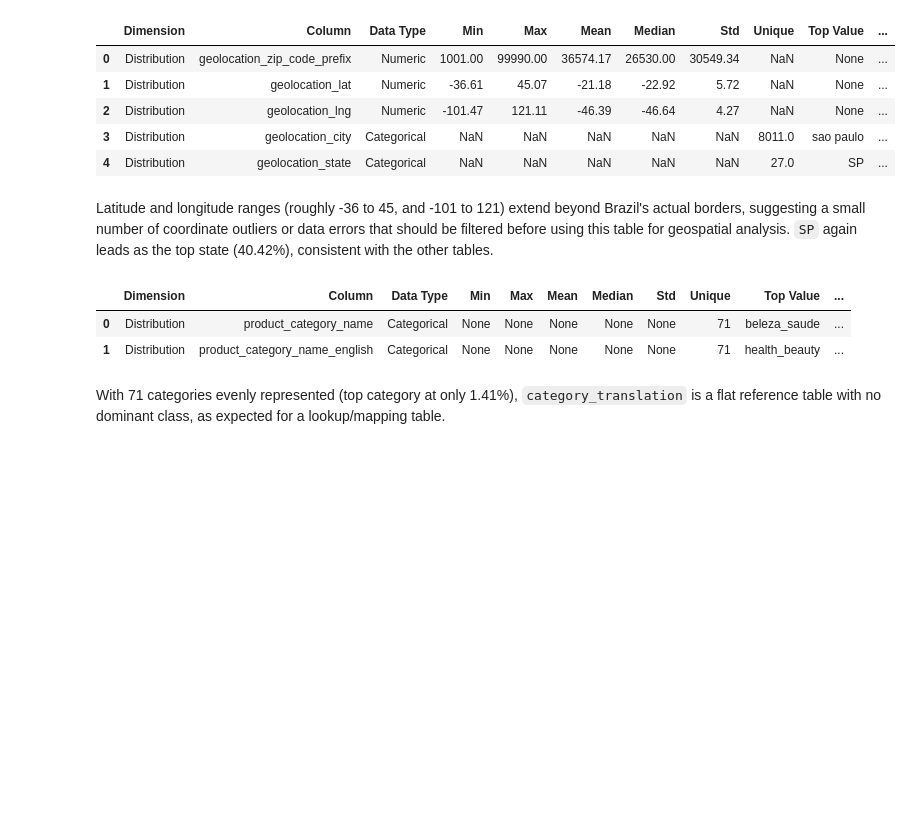
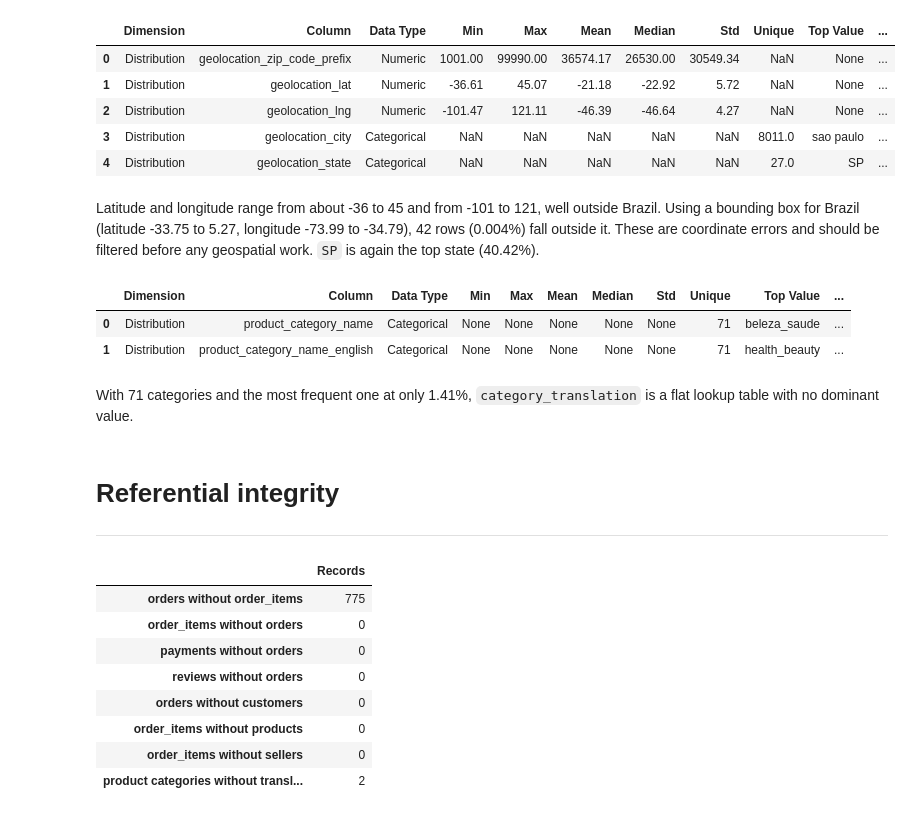
Before and after one commit to Kaiziferr/kpi-lab, a Jupyter notebook: src/notebooks/data_assessmen/data_profiling.ipynb, the cells around one changed output. Saved outputs shown, nothing was run; the diff lists cells and outputs as text; code cells hidden in the pictures; blank space fills up the shorter version.

Commit message:
Implementation and adjustments to data profiling

```diff
--- a/src/notebooks/data_assessmen/data_profiling.ipynb
+++ b/src/notebooks/data_assessmen/data_profiling.ipynb
@@ -371,7 +380,7 @@ evaluate_distribution(geolocation_file)
 | 3 | Distribution | geolocation_city | Categorical | NaN | NaN | NaN | NaN | NaN | 8011.0 | sao paulo | ... |
 | 4 | Distribution | geolocation_state | Categorical | NaN | NaN | NaN | NaN | NaN | 27.0 | SP | ... |
 # %% [markdown]
-Latitude and longitude ranges (roughly -36 to 45, and -101 to 121) extend beyond Brazil's actual borders, suggesting a small number of coordinate outliers or data errors that should be filtered before using this table for geospatial analysis. `SP` again leads as the top state (40.42%), consistent with the other tables.
+Latitude and longitude range from about -36 to 45 and from -101 to 121, well outside Brazil. Using a bounding box for Brazil (latitude -33.75 to 5.27, longitude -73.99 to -34.79), 42 rows (0.004%) fall outside it. These are coordinate errors and should be filtered before any geospatial work. `SP` is again the top state (40.42%).
 # %%
 evaluate_distribution(category_translation_file)
 # %% [output]
@@ -379,4 +388,38 @@ evaluate_distribution(category_translation_file)
 | 0 | Distribution | product_category_name | Categorical | None | None | None | None | None | 71 | beleza_saude | ... |
 | 1 | Distribution | product_category_name_english | Categorical | None | None | None | None | None | 71 | health_beauty | ... |
 # %% [markdown]
-With 71 categories evenly represented (top category at only 1.41%), `category_translation` is a flat reference table with no dominant class, as expected for a lookup/mapping table.
+With 71 categories and the most frequent one at only 1.41%, `category_translation` is a flat lookup table with no dominant value.
+# %% [markdown]
+# **Referential integrity**
+---
+# %%
+untranslated = set(products_file["product_category_name"].dropna()) - set(
+    category_translation_file["product_category_name"]
+)
+
+referential = pd.DataFrame(
+    {
+        "Records": {
+            "orders without order_items": ~orders["order_id"].isin(orders_items["order_id"]),
+            "order_items without orders": ~orders_items["order_id"].isin(orders["order_id"]),
+            "payments without orders": ~payments_file["order_id"].isin(orders["order_id"]),
+            "reviews without orders": ~reviews_file["order_id"].isin(orders["order_id"]),
+            "orders without customers": ~orders["customer_id"].isin(customers_file["customer_id"]),
+            "order_items without products": ~orders_items["product_id"].isin(products_file["product_id"]),
+            "order_items without sellers": ~orders_items["seller_id"].isin(sellers_file["seller_id"]),
+        }
+    }
+).apply(lambda column: column.map(lambda mask: int(mask.sum())))
+
+referential.loc["product categories without translation"] = len(untranslated)
+referential
+# %% [output]
+|  | Records |
+| orders without order_items | 775 |
+| order_items without orders | 0 |
+| payments without orders | 0 |
+| reviews without orders | 0 |
+| orders without customers | 0 |
+| order_items without products | 0 |
+| order_items without sellers | 0 |
+| product categories without transl... | 2 |
```
Also changed, not shown: parts of 40 cells of this notebook, 5 other files.
